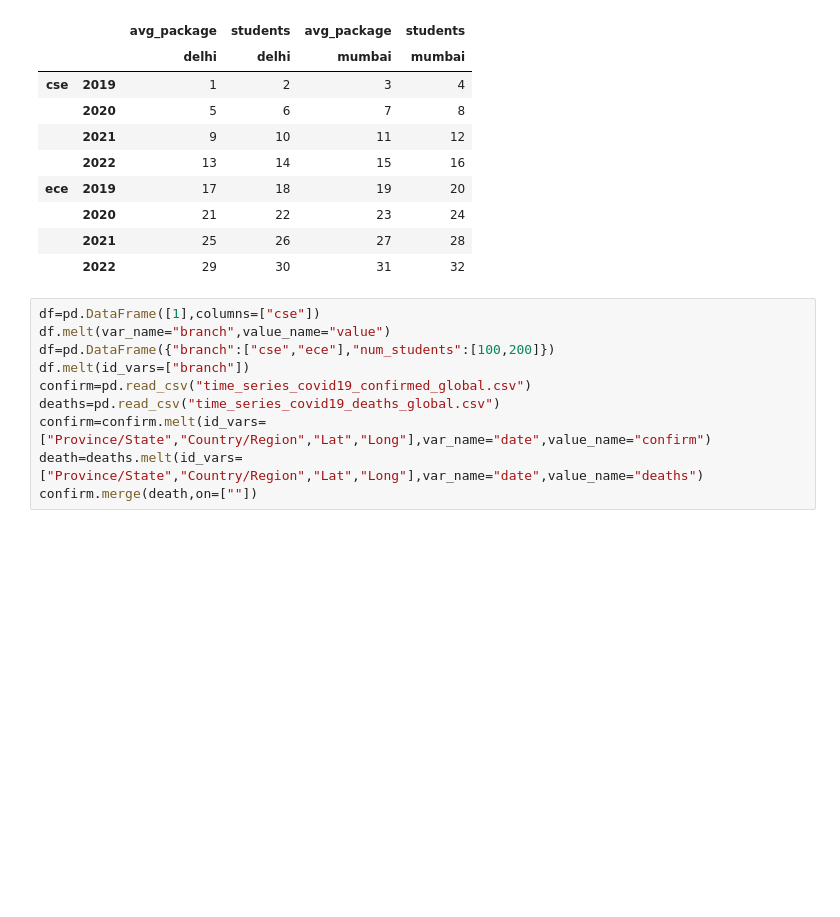
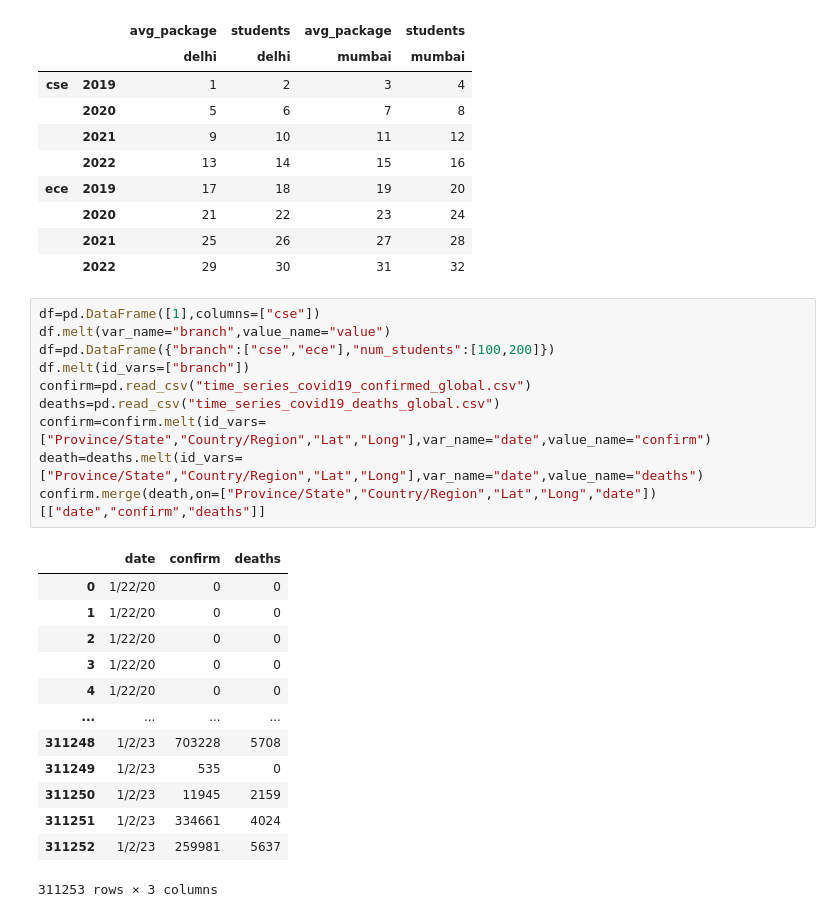
Before and after one commit to shreya918-git/machinelearning, a Jupyter notebook: pandas/multiindex-objects .ipynb, the cells around one changed output. Saved outputs shown, nothing was run; the diff lists cells and outputs as text; blank space fills up the shorter version.

```diff
--- a/pandas/multiindex-objects .ipynb
+++ b/pandas/multiindex-objects .ipynb
@@ -69,10 +71,24 @@ branch_df3.swaplevel(axis=1)
 # %%
 df=pd.DataFrame([1],columns=["cse"])
 df.melt(var_name="branch",value_name="value")
 df=pd.DataFrame({"branch":["cse","ece"],"num_students":[100,200]})
 df.melt(id_vars=["branch"])
 confirm=pd.read_csv("time_series_covid19_confirmed_global.csv")
 deaths=pd.read_csv("time_series_covid19_deaths_global.csv")
 confirm=confirm.melt(id_vars=["Province/State","Country/Region","Lat","Long"],var_name="date",value_name="confirm")
 death=deaths.melt(id_vars=["Province/State","Country/Region","Lat","Long"],var_name="date",value_name="deaths")
-confirm.merge(death,on=[""])
+confirm.merge(death,on=["Province/State","Country/Region","Lat","Long","date"])[["date","confirm","deaths"]]
+# %% [output]
+|  | date | confirm | deaths |
+| 0 | 1/22/20 | 0 | 0 |
+| 1 | 1/22/20 | 0 | 0 |
+| 2 | 1/22/20 | 0 | 0 |
+| 3 | 1/22/20 | 0 | 0 |
+| 4 | 1/22/20 | 0 | 0 |
+| ... | ... | ... | ... |
+| 311248 | 1/2/23 | 703228 | 5708 |
+| 311249 | 1/2/23 | 535 | 0 |
+| 311250 | 1/2/23 | 11945 | 2159 |
+| 311251 | 1/2/23 | 334661 | 4024 |
+| 311252 | 1/2/23 | 259981 | 5637 |
+311253 rows × 3 columns
```
Also changed, not shown: parts of 6 cells of this notebook, 2 other files.
